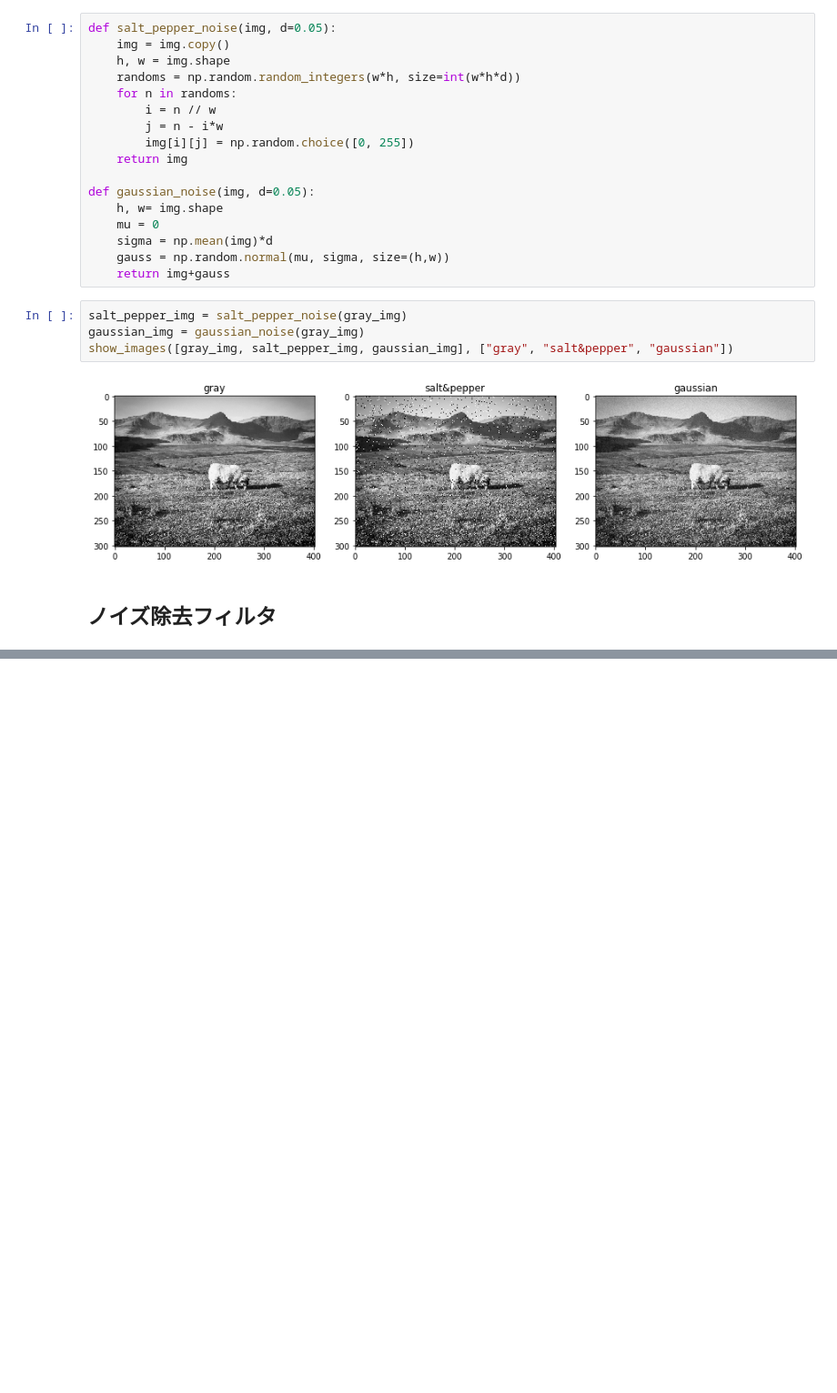
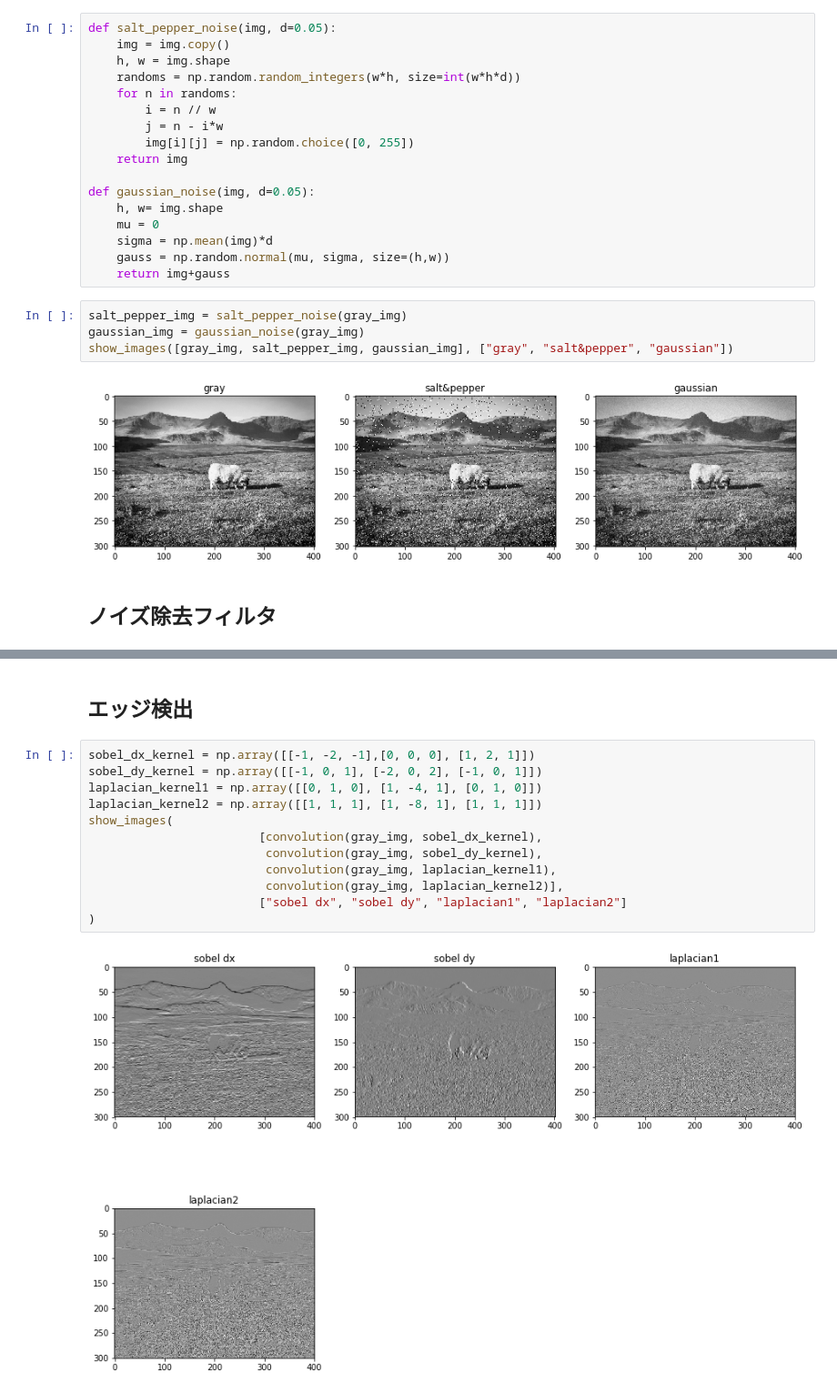
Before and after one commit to rikky0611/image_processing, a Jupyter notebook: filtering.ipynb, the cells around one changed output, grey strips where cells are left out. Shown at 91% size. Cells and saved outputs as stored; diff of their text form; blank space fills up the shorter version.

```diff
--- a/filtering.ipynb
+++ b/filtering.ipynb
@@ -110,0 +124,16 @@ show_images(
+# %% [markdown]
+## エッジ検出
+# %%
+sobel_dx_kernel = np.array([[-1, -2, -1],[0, 0, 0], [1, 2, 1]])
+sobel_dy_kernel = np.array([[-1, 0, 1], [-2, 0, 2], [-1, 0, 1]])
+laplacian_kernel1 = np.array([[0, 1, 0], [1, -4, 1], [0, 1, 0]])
+laplacian_kernel2 = np.array([[1, 1, 1], [1, -8, 1], [1, 1, 1]])
+show_images(
+                        [convolution(gray_img, sobel_dx_kernel),
+                         convolution(gray_img, sobel_dy_kernel),
+                         convolution(gray_img, laplacian_kernel1),
+                         convolution(gray_img, laplacian_kernel2)],
+                        ["sobel dx", "sobel dy", "laplacian1", "laplacian2"]
+)
+# %% [output]
+[figure, added]
```
Also changed, not shown: parts of 2 cells of this notebook.
